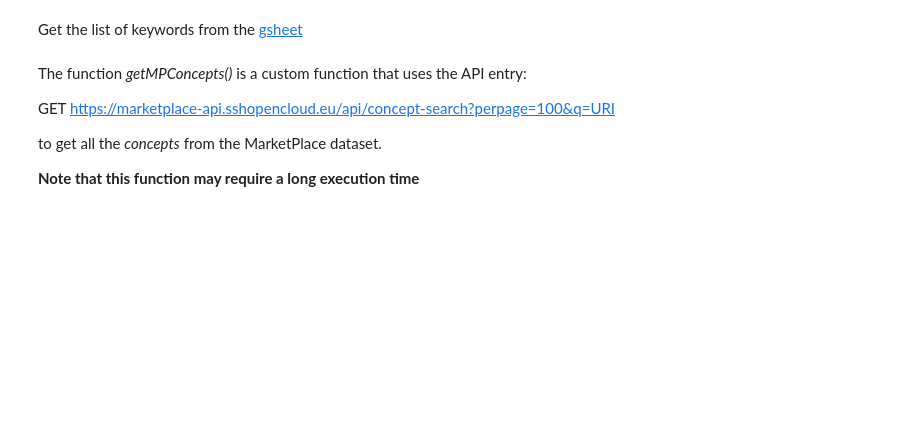
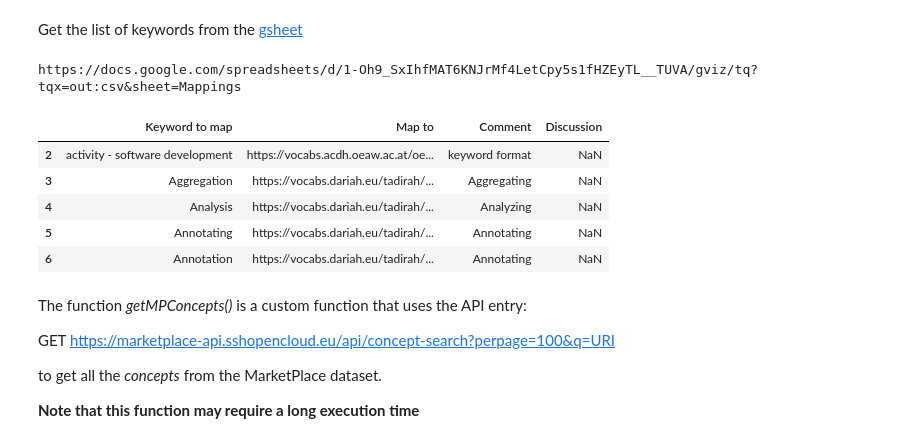
Before and after one commit to SSHOC/marketplace-curation, a Jupyter notebook: 5.1CurationKeywords.ipynb, the cells around one changed output. Drawn from its saved outputs; the diff is of its cells as text; code cells hidden in the pictures; blank space fills up the shorter version.

```diff
--- a/5.1CurationKeywords.ipynb
+++ b/5.1CurationKeywords.ipynb
@@ -49,3 +55,7 @@ sheet_id = '1-Oh9_SxIhfMAT6KNJrMf4LetCpy5s1fHZEyTL__TUVA'
 sheet_name = 'Mappings'
 url = f'https://docs.google.com/spreadsheets/d/{sheet_id}/gviz/tq?tqx=out:csv&sheet={sheet_name}'
 df_keywords=pd.read_csv(url)
+# %%
+print (url)
+# %% [output]
+https://docs.google.com/spreadsheets/d/1-Oh9_SxIhfMAT6KNJrMf4LetCpy5s1fHZEyTL__TUVA/gviz/tq?tqx=out:csv&sheet=Mappings
@@ -56,3 +66,12 @@ df_grouped_keyword.iloc[40:45]
+# %%
+df_keywords.head()
+# %% [output]
+|  | Keyword to map | Map to | Comment | Discussion |
+| 2 | activity - software development | https://vocabs.acdh.oeaw.ac.at/oe... | keyword format | NaN |
+| 3 | Aggregation | https://vocabs.dariah.eu/tadirah/... | Aggregating | NaN |
+| 4 | Analysis | https://vocabs.dariah.eu/tadirah/... | Analyzing | NaN |
+| 5 | Annotating | https://vocabs.dariah.eu/tadirah/... | Annotating | NaN |
+| 6 | Annotation | https://vocabs.dariah.eu/tadirah/... | Annotating | NaN |
 # %% [markdown]
 The function *getMPConcepts()* is a custom function that uses the API entry:
 
```
Also changed, not shown: parts of 13 cells of this notebook, 2 other files.
